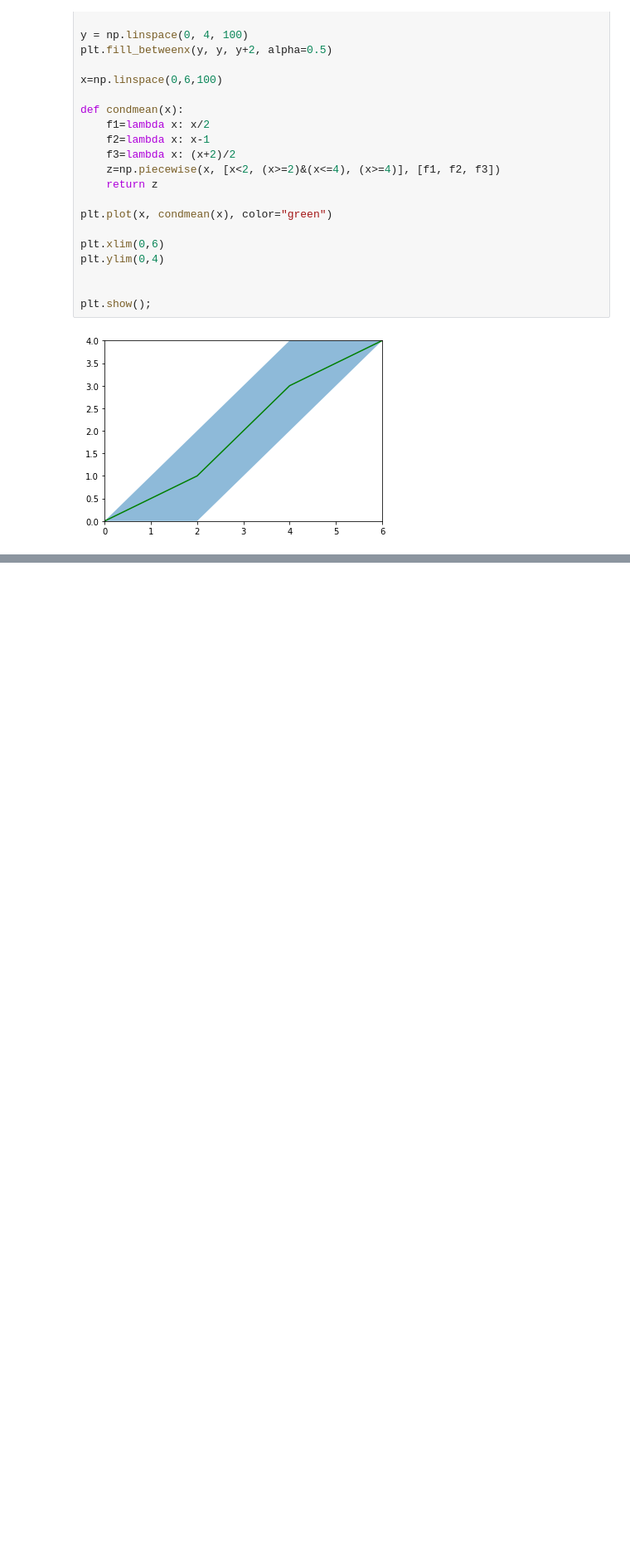
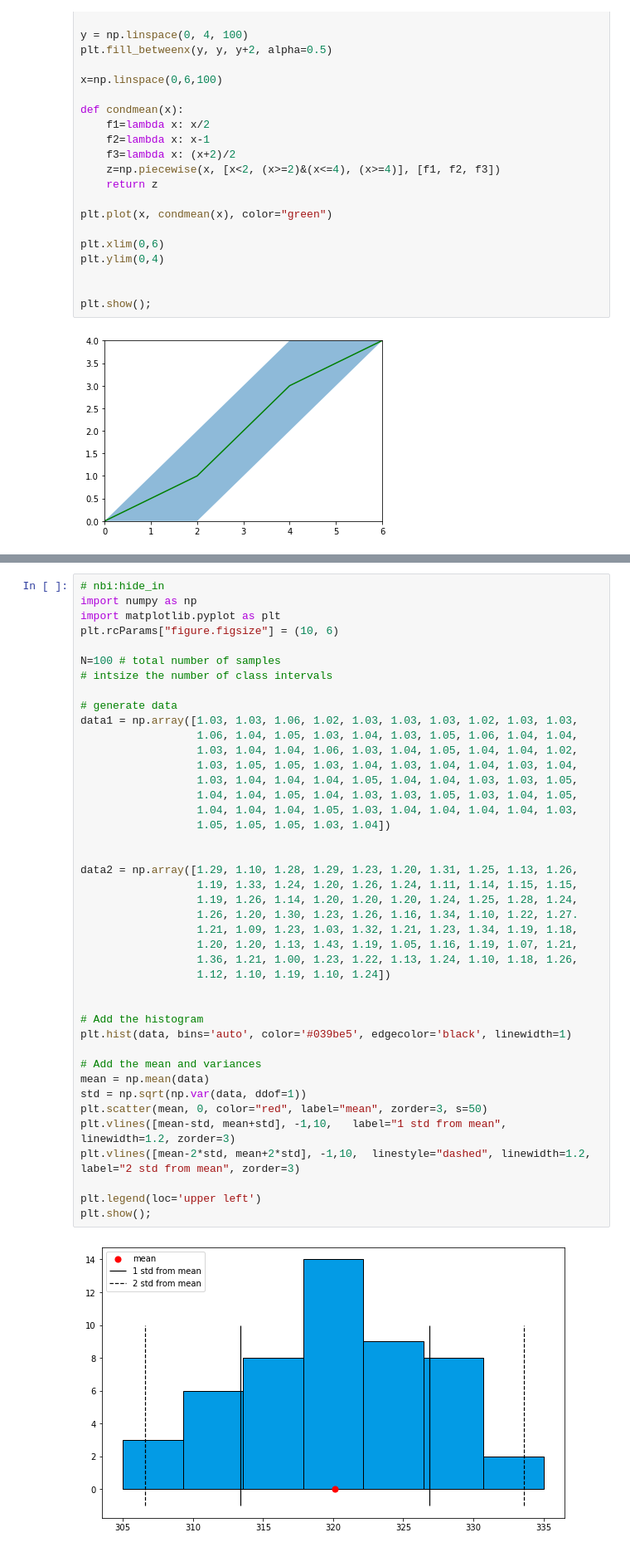
Before and after one commit to a-petr/math3215fall2020, a Jupyter notebook: homework.ipynb, the cells around one changed output, grey strips where cells are left out. Shown at 83% size. Saved outputs shown, nothing was run; the diff lists cells and outputs as text; blank space fills up the shorter version.

```diff
--- a/homework.ipynb
+++ b/homework.ipynb
@@ -314,0 +435,44 @@ plt.show();
+# %%
+# nbi:hide_in
+import numpy as np
+import matplotlib.pyplot as plt
+plt.rcParams["figure.figsize"] = (10, 6)
+
+N=100 # total number of samples
+# intsize the number of class intervals
+
+# generate data
+data1 = np.array([1.03, 1.03, 1.06, 1.02, 1.03, 1.03, 1.03, 1.02, 1.03, 1.03,
+                  1.06, 1.04, 1.05, 1.03, 1.04, 1.03, 1.05, 1.06, 1.04, 1.04,
+                  1.03, 1.04, 1.04, 1.06, 1.03, 1.04, 1.05, 1.04, 1.04, 1.02,
+                  1.03, 1.05, 1.05, 1.03, 1.04, 1.03, 1.04, 1.04, 1.03, 1.04,
+                  1.03, 1.04, 1.04, 1.04, 1.05, 1.04, 1.04, 1.03, 1.03, 1.05,
+                  1.04, 1.04, 1.05, 1.04, 1.03, 1.03, 1.05, 1.03, 1.04, 1.05,
+                  1.04, 1.04, 1.04, 1.05, 1.03, 1.04, 1.04, 1.04, 1.04, 1.03,
+                  1.05, 1.05, 1.05, 1.03, 1.04])
+
+
+data2 = np.array([1.29, 1.10, 1.28, 1.29, 1.23, 1.20, 1.31, 1.25, 1.13, 1.26,
+                  1.19, 1.33, 1.24, 1.20, 1.26, 1.24, 1.11, 1.14, 1.15, 1.15,
+                  1.19, 1.26, 1.14, 1.20, 1.20, 1.20, 1.24, 1.25, 1.28, 1.24,
+                  1.26, 1.20, 1.30, 1.23, 1.26, 1.16, 1.34, 1.10, 1.22, 1.27.
+                  1.21, 1.09, 1.23, 1.03, 1.32, 1.21, 1.23, 1.34, 1.19, 1.18,
+                  1.20, 1.20, 1.13, 1.43, 1.19, 1.05, 1.16, 1.19, 1.07, 1.21,
+                  1.36, 1.21, 1.00, 1.23, 1.22, 1.13, 1.24, 1.10, 1.18, 1.26,
+                  1.12, 1.10, 1.19, 1.10, 1.24])
+
+
+# Add the histogram
+plt.hist(data, bins='auto', color='#039be5', edgecolor='black', linewidth=1)
+
+# Add the mean and variances
+mean = np.mean(data)
+std = np.sqrt(np.var(data, ddof=1))
+plt.scatter(mean, 0, color="red", label="mean", zorder=3, s=50)
+plt.vlines([mean-std, mean+std], -1,10,   label="1 std from mean", linewidth=1.2, zorder=3)
+plt.vlines([mean-2*std, mean+2*std], -1,10,  linestyle="dashed", linewidth=1.2, label="2 std from mean", zorder=3)
+
+plt.legend(loc='upper left')
+plt.show();
+# %% [output]
+[figure, added]
```
Also changed, not shown: parts of 41 cells of this notebook, 5 other files.
